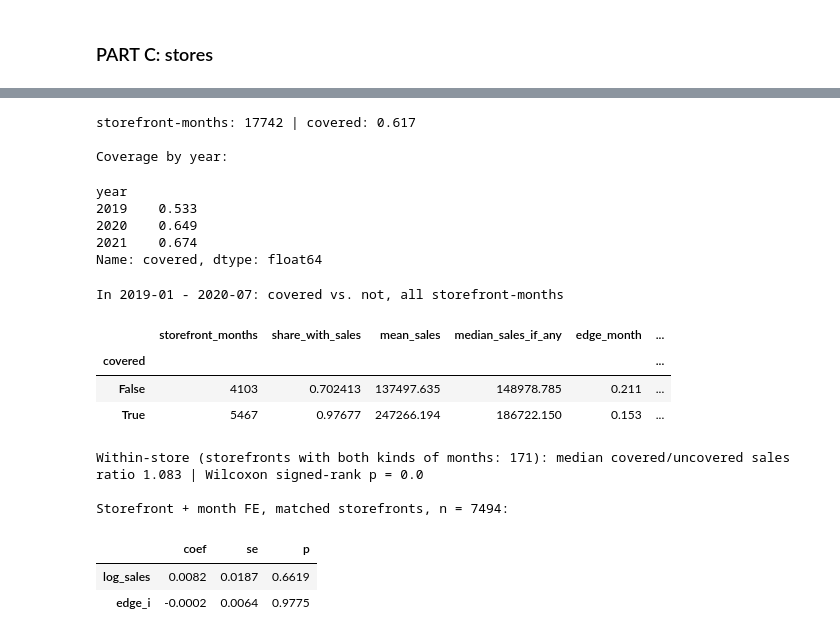
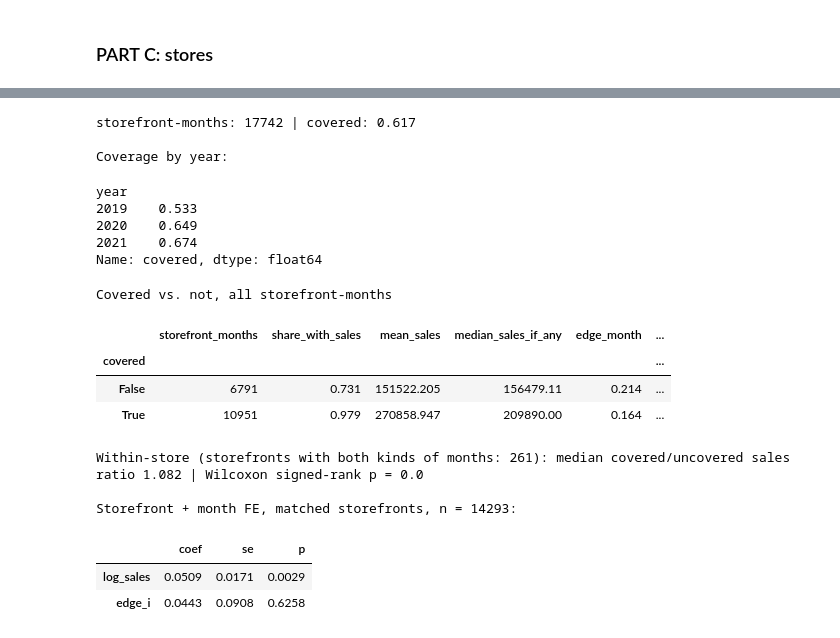
Before and after one commit to keeankawai/veraset, a Jupyter notebook: Task 2/step9_matched_vs_unmatched_processing.ipynb, the cells around one changed output, grey strips where cells are left out. Cells and saved outputs as stored; diff of their text form; code cells hidden in the pictures.

```diff
--- a/Task 2/step9_matched_vs_unmatched_processing.ipynb
+++ b/Task 2/step9_matched_vs_unmatched_processing.ipynb
@@ -55,12 +59,13 @@ STOREFRONT = ["street_address_norm", "city_norm"]
 CENSUS = "raw-data/census"
 DOWNLOADS = f"{CENSUS}/downloads"
 SALES_FOLDER = "raw-data/lcb-sales"
+STORE_HISTORY = "raw-data/store-history/store_history_2018_2021.zip"
 POI_FOLDER = "raw-data/veraset-visits-wa/SafeGraph_POI"   # SafeGraph places file on disk (current snapshot)
 CHART_FOLDER = "Task 2/Charts and Figures"
 os.makedirs(CHART_FOLDER, exist_ok = True)
 
 MONTHS = [f"{y}-{m:02d}" for y in (2019, 2020, 2021) for m in range(1, 13)]
-SALES_MONTHS = [m for m in MONTHS if m <= "2020-07"]      # complete licence-level sales data
+SALES_MONTHS = MONTHS      # the store history file has sales for all of 2019-2021
 
 def show(fig, name):
     fig.show()
@@ -414,12 +530,13 @@ show(fig, "place_characteristics_by_match_rate")
 ### PART C, SUBPART I
 ## Output: [9ci] one row per storefront (the 542 in [6a]) with:
 ##   matching: "matched", "reason_missing", "covered_months", "open_months", "share_months_covered" (from [6a])
-##   cohort: "first_sales_month" (earliest month with positive retail sales by any license operating at the storefront, Jul 2014 on), "cohort" (its year;
+##   cohort: "first_sales_month" (earliest month with positive retail sales by any license operating at the storefront, Jul 2014 on: LCB archive before 2018,
+##           store history file from 2018), "cohort" (its year;
 ##           "2014-2015" grouped, "no sales record"), "cohort_uncertain" (the earliest license also operated at another address, so its first sales may be from
 ##           there), "first_wslcb_operating" (first dated WSLCB sample with a license operating there; the samples start in Jul 2018)
 ##   months active: "first_open_month", "last_open_month" (2019-2021, [1e']), "gap_months" (months between the first and last open month that aren't open),
 ##           "spells" (separate runs of open months), "opened_in_window" / "closed_in_window" (first open month after 2019-01 / last before 2021-12)
-##   sales (2019-01 - 2020-07, open months): "sales_months" (open months in that range), "mean_monthly_sales", "share_open_months_with_sales",
+##   sales (2019-2021, open months): "sales_months" (open months), "mean_monthly_sales", "share_open_months_with_sales",
 ##           "sales_gap_months" (open months with no sales between the first and last month with sales; [1e'] itself has almost no gaps, since a license
 ##           counts as operating in every month between two samples that list it)
 ##   address: "has_suite" (a unit / suite / building in the WSLCB address), "highway_address" (state route, highway, or milepost), "licenses_ever" (licenses
@@ -440,10 +557,7 @@ cohort = (st_lic.sort_values("first_sales")
 cohort["cohort_uncertain"] = cohort.first_license_moves > 1
 stores = stores.merge(cohort.drop(columns = "first_license_moves"), on = STOREFRONT, how = "left")
 yr = stores.first_sales_month.str[:4]
-stores = stores.merge(active_first := open_months.groupby(STOREFRONT).month.min().rename("_first_open").reset_index(), on = STOREFRONT, how = "left")
-stores["cohort"] = np.where(yr.notna(), np.where(yr.isin(["2014", "2015"]), "2014-2015", yr),
-                            np.where(stores._first_open > SALES_MONTHS[-1], "opened after Jul 2020 (no sales data)", "no sales record"))
-stores = stores.drop(columns = "_first_open")
+stores["cohort"] = np.where(yr.notna(), np.where(yr.isin(["2014", "2015"]), "2014-2015", yr), "no sales record")
 first_wslcb = locations.groupby(STOREFRONT).first_operating.min().rename("first_wslcb_operating").reset_index()
 stores = stores.merge(first_wslcb, on = STOREFRONT, how = "left")
 
@@ -457,8 +571,8 @@ active["opened_in_window"] = active.first_open_month > "2019-01"
 active["closed_in_window"] = active.last_open_month < "2021-12"
 stores = stores.merge(active.drop(columns = ["n", "span"]), on = STOREFRONT, how = "left")
 
-# (3) Sales over the storefront's open months in 2019-01 - 2020-07
-def sales_gaps(g):  # open months with no sales record between the storefront's first and last month with sales (2019-01 - 2020-07)
+# (3) Sales over the storefront's open months in 2019-2021
+def sales_gaps(g):  # open months with no sales record between the storefront's first and last month with sales (2019-2021)
     g = g.sort_values("month")
     idx = np.flatnonzero(g.has_sales.values)
     return 0 if len(idx) == 0 else int((~g.has_sales.values[idx[0]:idx[-1] + 1]).sum())
@@ -542,7 +656,7 @@ storefronts: 542 | cohort uncertain: 15 | no sales record: 47
 ## Name: 9cii_matched_vs_unmatched_storefronts.parquet
 d = stores.copy()
 d["log_mean_monthly_sales"] = np.log1p(d.mean_monthly_sales)
-COHORTS = ["2014-2015", "2016", "2017", "2018", "2019", "2020", "no sales record", "opened after Jul 2020 (no sales data)"]
+COHORTS = ["2014-2015", "2016", "2017", "2018", "2019", "2020", "2021", "no sales record"]
 for c in COHORTS:
     d[f"cohort_{c}"] = d.cohort == c
 d["census_geocode_exact"] = d.census_geocode == "exact"
@@ -578,14 +692,14 @@ print("Unmatched storefronts by reason:", u.reason_missing.value_counts().to_dic
 display(compare[["characteristic"] + [c for c in compare.columns if c.startswith("mean_if_")]].round(3))
 
 ## All together: linear probability model of matched on the characteristics, county fixed effects, robust standard errors
-reg = d.assign(cohort_c = d.cohort.replace({"no sales record": "none", "opened after Jul 2020 (no sales data)": "after Jul 2020"}), place_t = d.place_type.fillna("outside").replace({"town": "city", "outside any place": "outside"}),
+reg = d.assign(cohort_c = d.cohort.replace({"no sales record": "none"}), place_t = d.place_type.fillna("outside").replace({"town": "city", "outside any place": "outside"}),
                log_pois_150m = np.log1p(d.pois_150m), log_cbg_density = np.log1p(d.cbg_pop_density), matched_i = d.matched.astype(int),
                has_suite_i = d.has_suite.astype(int), highway_i = d.highway_address.astype(int), exact_i = d.census_geocode_exact.astype(int))
 # gap_months is left out: [1e'] has almost no gaps (a handful of storefronts), so its coefficient would rest on those few
 formula = ("matched_i ~ C(cohort_c, Treatment('2014-2015')) + open_months + has_suite_i + highway_i + exact_i + licenses_ever"
            " + log_pois_150m + log_cbg_density + C(place_t, Treatment('city'))")
 for label, f, data in [("without sales (all storefronts)", formula, reg),
-                       ("with sales (2019-01 - 2020-07 open months)", formula + " + log_mean_monthly_sales", reg[reg.sales_months > 0])]:
+                       ("with sales (2019-2021 open months)", formula + " + log_mean_monthly_sales", reg[reg.sales_months > 0])]:
     for fe in ["", " + C(county_name)"]:
         fit = smf.ols(f + fe, data = data.dropna(subset = ["log_cbg_density"])).fit(cov_type = "HC1")
         print(f"\n=== LPM {label}{', county FE' if fe else ''}: n = {int(fit.nobs)}, R2 = {fit.rsquared:.3f}")
@@ -721,7 +833,7 @@ show(fig, "store_characteristics_matched_vs_unmatched")
 # %%
 ### PART C, SUBPART III
 ## Output: [9ciii] one row per open storefront-month in 2019-2021 ([1e'], the [6a] universe) with "covered" (matched that month), "matched_store",
-##         "months_since_first_sales" (from the storefront's first LCB sales month), "sales" and "has_sales" (that month, 2019-01 - 2020-07 only), "year",
+##         "months_since_first_sales" (from the storefront's first sales month), "sales" and "has_sales" (that month), "year",
 ##         "edge_month" (within the first or last 3 open months of the storefront's 2019-2021 run), and the storefront characteristics from [9ci]
 ## Name: 9ciii_storefront_months.parquet
 smo = (store_months[STOREFRONT + ["month", "covered"]]
@@ -739,7 +851,7 @@ smo.to_parquet("processed-data/9ciii_storefront_months.parquet")
 print("storefront-months:", len(smo), "| covered:", smo.covered.mean().round(3))
 print("\nCoverage by year:"); display(smo.groupby("year").covered.mean().round(3))
 w = smo[smo.in_sales_window]
-print("\nIn 2019-01 - 2020-07: covered vs. not, all storefront-months")
+print("\nCovered vs. not, all storefront-months")
 display(w.groupby("covered").agg(storefront_months = ("month", "size"), share_with_sales = ("has_sales", "mean"),
                                  mean_sales = ("sales", lambda x: x.fillna(0).mean()), median_sales_if_any = ("sales", lambda x: x[x > 0].median()),
                                  edge_month = ("edge_month", "mean"), months_since_first_sales = ("months_since_first_sales", "median")).round(3))
@@ -749,44 +861,44 @@ ws = w[w.matched_store].groupby(STOREFRONT + ["covered"]).sales.apply(lambda x:
 ws.columns = ["uncovered_mean_sales", "covered_mean_sales"]
 print(f"\nWithin-store (storefronts with both kinds of months: {len(ws)}): median covered/uncovered sales ratio",
       round((ws.covered_mean_sales / ws.uncovered_mean_sales.where(ws.uncovered_mean_sales > 0)).median(), 3),
       "| Wilcoxon signed-rank p =", round(stats.wilcoxon(ws.covered_mean_sales, ws.uncovered_mean_sales).pvalue, 4))
 
 ## Storefront fixed effects: does a month's sales predict coverage within a storefront? Month fixed effects, clustered by storefront
 fe = w[w.matched_store & w.sales.notna()].copy()
 fe["log_sales"] = np.log1p(fe.sales.clip(lower = 0))
 fe["sid"] = fe.street_address_norm + "|" + fe.city_norm
 fe["covered_i"] = fe.covered.astype(int)
 fe["edge_i"] = fe.edge_month.astype(int)
 fit = smf.ols("covered_i ~ log_sales + edge_i + C(month) + C(sid)", data = fe).fit(cov_type = "cluster", cov_kwds = {"groups": pd.factorize(fe.sid)[0]})
 print(f"\nStorefront + month FE, matched storefronts, n = {int(fit.nobs)}:")
 display(pd.DataFrame({"coef": fit.params, "se": fit.bse, "p": fit.pvalues}).loc[["log_sales", "edge_i"]].round(4))
 
-## Coverage by sales decile (matched storefronts, sales window)
+## Coverage by sales decile (matched storefronts)
 fe["sales_decile"] = pd.qcut(fe.sales.rank(method = "first"), 10, labels = range(1, 11)).astype(int)
 dec = fe.groupby("sales_decile").agg(coverage = ("covered", "mean"), median_sales = ("sales", "median")).reset_index()
 fig = px.line(dec, x = "sales_decile", y = "coverage", markers = True, hover_data = ["median_sales"],
-              title = "Share of storefront-months matched, by that month's sales decile (matched storefronts, 2019-01 to 2020-07)")
+              title = "Share of storefront-months matched, by that month's sales decile (matched storefronts, 2019-2021)")
 show(fig, "store_month_coverage_by_sales_decile")
 # %% [output]
 storefront-months: 17742 | covered: 0.617
 
 Coverage by year:
 year
 2019    0.533
 2020    0.649
 2021    0.674
 Name: covered, dtype: float64
-In 2019-01 - 2020-07: covered vs. not, all storefront-months
+Covered vs. not, all storefront-months
 |  | storefront_months | share_with_sales | mean_sales | median_sales_if_any | edge_month | ... |
 | covered |  |  |  |  |  | ... |
-| False | 4103 | 0.702413 | 137497.635 | 148978.785 | 0.211 | ... |
-| True | 5467 | 0.97677 | 247266.194 | 186722.150 | 0.153 | ... |
+| False | 6791 | 0.731 | 151522.205 | 156479.11 | 0.214 | ... |
+| True | 10951 | 0.979 | 270858.947 | 209890.00 | 0.164 | ... |
-Within-store (storefronts with both kinds of months: 171): median covered/uncovered sales ratio 1.083 | Wilcoxon signed-rank p = 0.0
+Within-store (storefronts with both kinds of months: 261): median covered/uncovered sales ratio 1.082 | Wilcoxon signed-rank p = 0.0
 
-Storefront + month FE, matched storefronts, n = 7494:
+Storefront + month FE, matched storefronts, n = 14293:
 |  | coef | se | p |
-| log_sales | 0.0082 | 0.0187 | 0.6619 |
-| edge_i | -0.0002 | 0.0064 | 0.9775 |
+| log_sales | 0.0509 | 0.0171 | 0.0029 |
+| edge_i | 0.0443 | 0.0908 | 0.6258 |
 # %%
 ### PART C, SUBPART IV
 ## Output: [9civ] a list to check storefront size by hand: 10 matched and 10 unmatched storefronts (random, seed 9), with the address and a Google Maps link.
```
Also changed, not shown: parts of 13 cells of this notebook, 6 other files.
